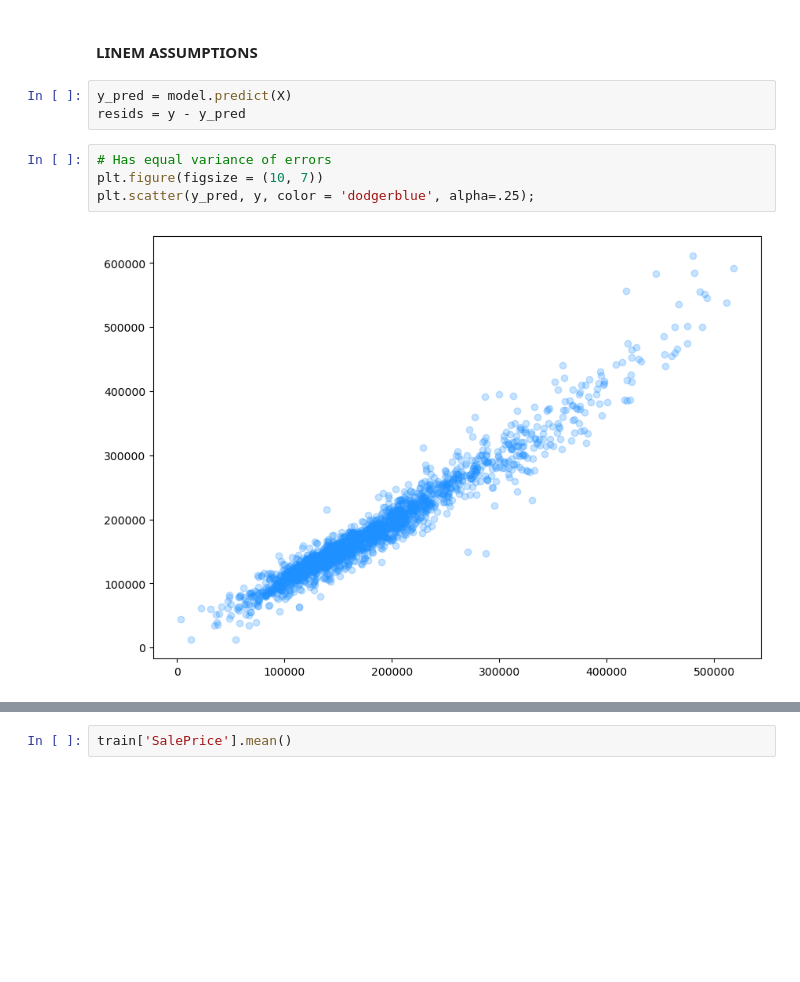
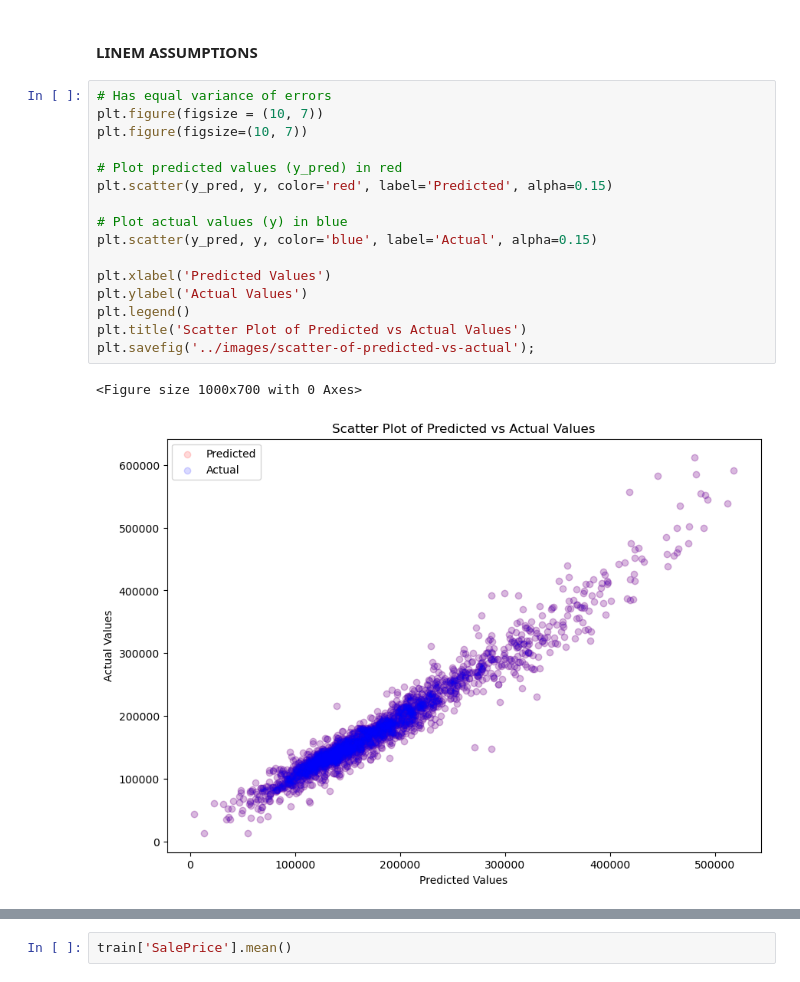
Before and after one commit to jayohhhhh/Ames-Iowa-Housing-Price-Model, a Jupyter notebook: code/final_model.ipynb, the cells around one changed output, grey strips where cells are left out. Cells and saved outputs as stored; diff of their text form; blank space fills up the shorter version.

```diff
--- a/code/final_model.ipynb
+++ b/code/final_model.ipynb
@@ -491,14 +527,24 @@ james_submission.to_csv('../data_submission/james_submission_dumbified.csv')
 # Inference
 # %% [markdown]
 #### LINEM ASSUMPTIONS
-# %%
-y_pred = model.predict(X)
-resids = y - y_pred
 # %%
 # Has equal variance of errors
 plt.figure(figsize = (10, 7))
-plt.scatter(y_pred, y, color = 'dodgerblue', alpha=.25);
+plt.figure(figsize=(10, 7))
+
+# Plot predicted values (y_pred) in red
+plt.scatter(y_pred, y, color='red', label='Predicted', alpha=0.15)
+
+# Plot actual values (y) in blue
+plt.scatter(y_pred, y, color='blue', label='Actual', alpha=0.15)
+
+plt.xlabel('Predicted Values')
+plt.ylabel('Actual Values')
+plt.legend()
+plt.title('Scatter Plot of Predicted vs Actual Values')
+plt.savefig('../images/scatter-of-predicted-vs-actual');
 # %% [output]
+<Figure size 1000x700 with 0 Axes>
-[figure, old version]
+[figure, new version]
 # %%
 # Residuals are normally Distributed
```
Also changed, not shown: parts of 16 cells of this notebook, 4 other files.
